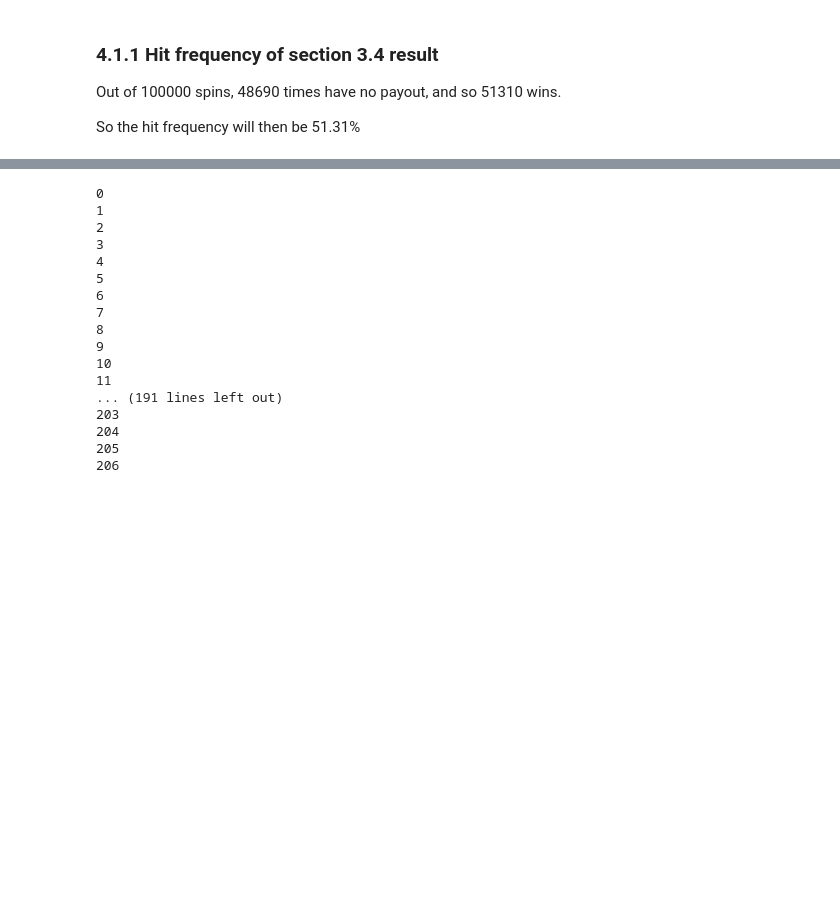
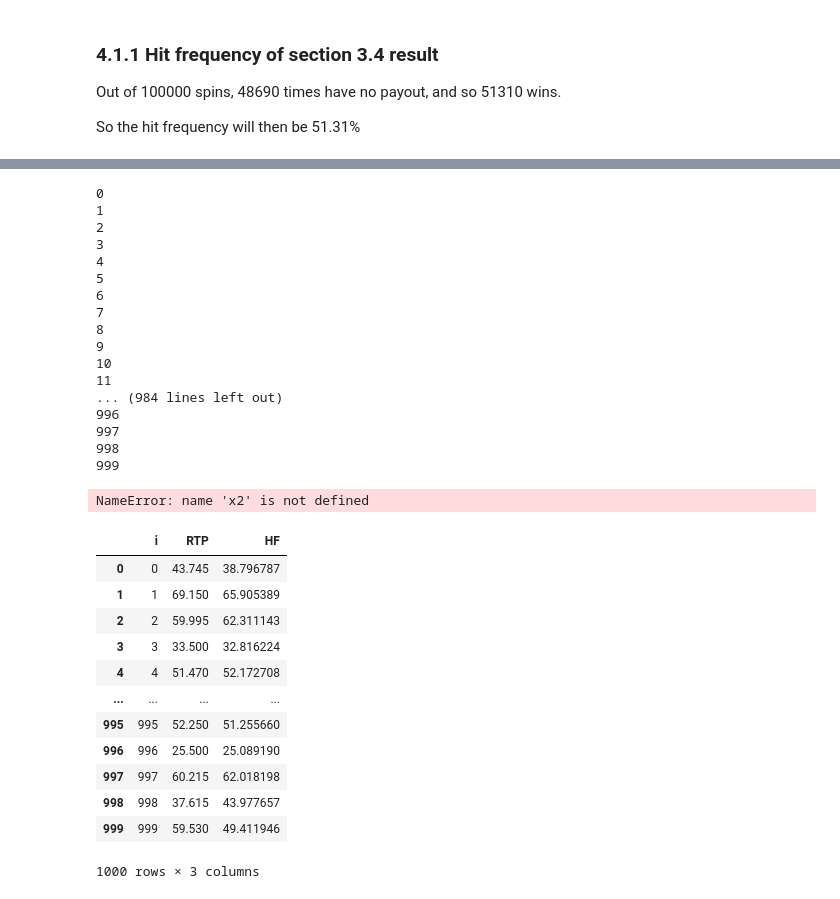
Before and after one commit to davidklhui/others, a Jupyter notebook: Discussion_of_basic_3x3_Slot_design.ipynb, the cells around one changed output, grey strips where cells are left out. Cells and saved outputs as stored; diff of their text form; code cells hidden in the pictures; blank space fills up the shorter version.

```diff
--- a/Discussion_of_basic_3x3_Slot_design.ipynb
+++ b/Discussion_of_basic_3x3_Slot_design.ipynb
@@ -757,7 +757,7 @@ class SlotSim2():
       ou = self.outcome
       return (1-(ou[ou['payout']==0]['prob'])**3).to_list()[0]
 # %%
-x2 = SlotSim2(300, 10000, 10)
+x2 = SlotSim2(1000, 10000, 10)
 # %% [output]
 0
 1
@@ -771,8 +771,18 @@ x2 = SlotSim2(300, 10000, 10)
 9
 10
 11
-... (191 lines left out)
-203
-204
-205
-206
+... (984 lines left out)
+996
+997
+998
+999
+# %%
+# save the data for later session to use
+
+import pickle
+
+
+with open('x2.pkl', 'wb') as file:
+    pickle.dump(x2, file)
+# %% [output]
+NameError: name 'x2' is not defined
@@ -778,0 +807,16 @@ x2 = SlotSim2(300, 10000, 10)
+# %%
+x2_df
+# %% [output]
+|  | i | RTP | HF |
+| 0 | 0 | 43.745 | 38.796787 |
+| 1 | 1 | 69.150 | 65.905389 |
+| 2 | 2 | 59.995 | 62.311143 |
+| 3 | 3 | 33.500 | 32.816224 |
+| 4 | 4 | 51.470 | 52.172708 |
+| ... | ... | ... | ... |
+| 995 | 995 | 52.250 | 51.255660 |
+| 996 | 996 | 25.500 | 25.089190 |
+| 997 | 997 | 60.215 | 62.018198 |
+| 998 | 998 | 37.615 | 43.977657 |
+| 999 | 999 | 59.530 | 49.411946 |
+1000 rows × 3 columns
```
Also changed, not shown: parts of 37 cells of this notebook.
